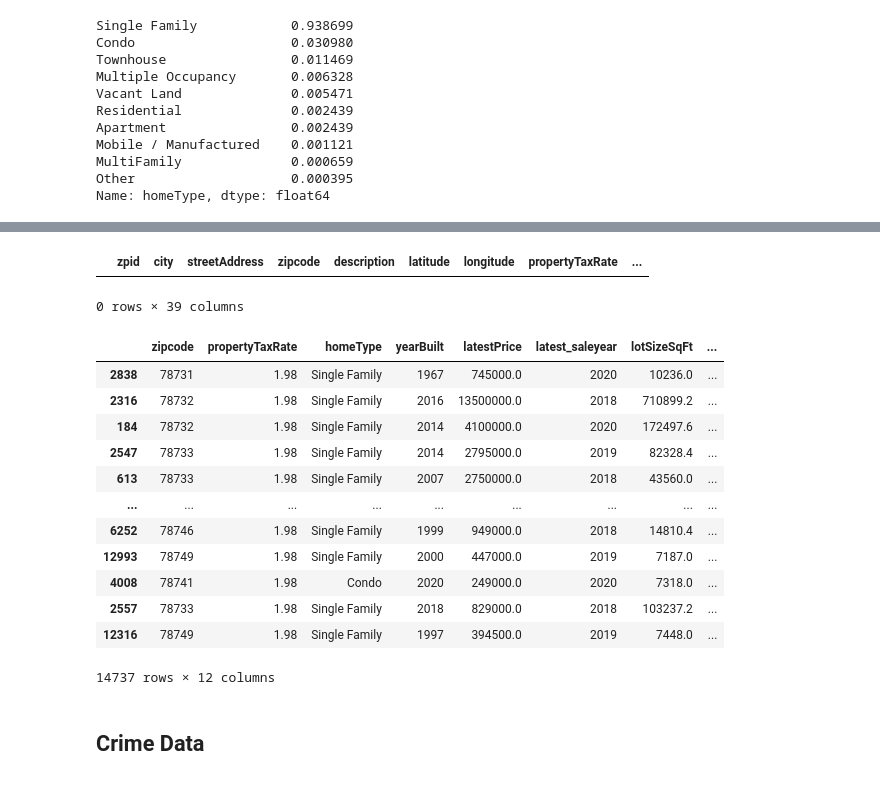
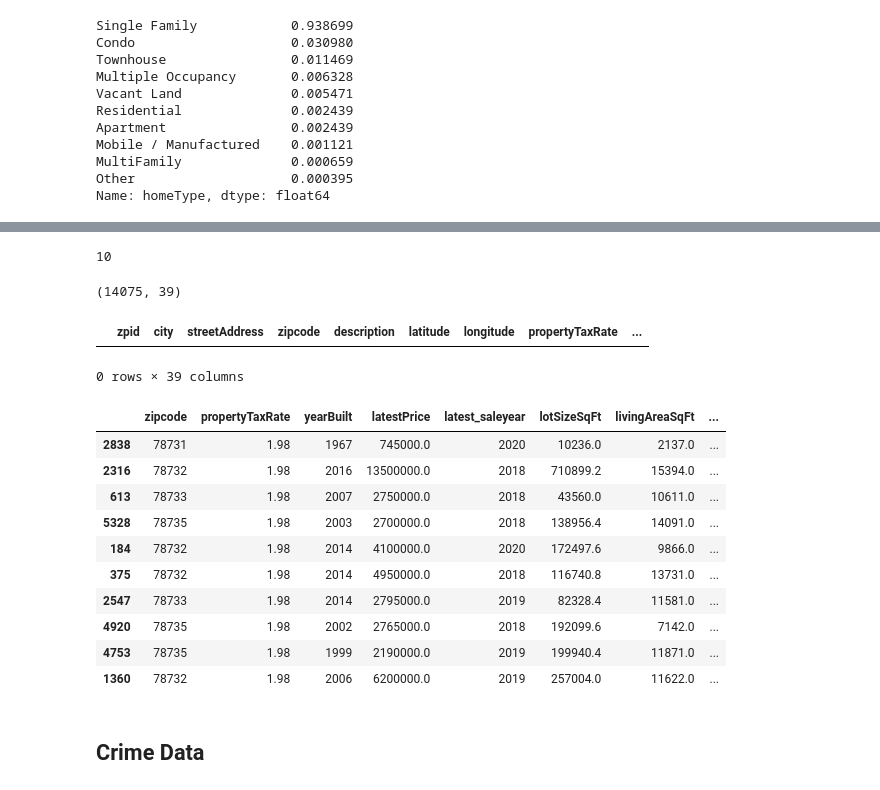
Before and after one commit to kellykindla/FinalProject, a Jupyter notebook: Cleaning_and_DB_connection.ipynb, the cells around one changed output, grey strips where cells are left out. Drawn from its saved outputs; the diff is of its cells as text; code cells hidden in the pictures.

```diff
--- a/Cleaning_and_DB_connection.ipynb
+++ b/Cleaning_and_DB_connection.ipynb
@@ -113,7 +108,10 @@ MultiFamily              0.000659
 Other                    0.000395
 Name: homeType, dtype: float64
 # %%
-# Single Family, Condo and Townhouse make up most of the data, we are going to drop the rest
-house_df = house_df.loc[((house_df['homeType'] == 'Single Family') | (house_df['homeType'] == 'Condo')) | (house_df['homeType'] == 'Townhouse')]
-house_df.shape
+# Single Family makes up most of the data, we are going to drop the rest
+house_df = house_df.loc[((house_df['homeType'] == 'Single Family'))]
+# Only Austin houses
+austin_house_df=house_df.loc[house_df['city'] == 'austin']
+#what years were the houses sold?
+austin_house_df['latest_saleyear'].unique()
 # %% [output]
@@ -127,3 +129,27 @@ austin_house_df.shape
+# %%
+#Find zicpdes that sold 3 or less houses in 2018-2020, will not include 2021 since only 1 month made it into the dataset
+austin2018_df=austin_house_df[austin_house_df['latest_saleyear']==2018]
+austin2018_grouped_df=austin2018_df.groupby(['zipcode']).count().sort_values(by="city")
+to_drop_2018=austin2018_grouped_df[austin2018_grouped_df['city']<=3].index.tolist()
+#Find zipcodes that sold 3 or less houses in 2019
+austin2019_df=austin_house_df[austin_house_df['latest_saleyear']==2019]
+austin2019_grouped_df=austin2019_df.groupby(['zipcode']).count().sort_values(by="city")
+to_drop_2019=austin2019_grouped_df[austin2019_grouped_df['city']<=3].index.tolist()
+#Find zipcodes that sold 3 or less houses in 2020
+austin2020_df=austin_house_df[austin_house_df['latest_saleyear']==2020]
+austin2020_grouped_df=austin2020_df.groupby(['zipcode']).count().sort_values(by="city")
+to_drop_2020=austin2020_grouped_df[austin2020_grouped_df['city']<=3].index.tolist()
+#Combine zipcodes to drop
+to_drop_zips=to_drop_2018+to_drop_2019+to_drop_2020
+len(to_drop_zips)
+# %% [output]
+10
+# %%
+#Drop zipcodes from DF
+austin_house_df= austin_house_df[austin_house_df.zipcode.isin(to_drop_zips)==False]
+austin_house_df.shape
+# %% [output]
+(14075, 39)
 # %%
 #check if there are null values
 austin_house_df[austin_house_df.isnull().any(axis = 1)]
@@ -140,27 +166,26 @@ df_school_housing = austin_house_df[["city","streetAddress", "zipcode","descript
                        ]].copy()
 # %%
 #create a df with the relevant Austin housing information
-df_housing=df[['zipcode', 'propertyTaxRate',
-       'homeType', 'yearBuilt', 'latestPrice',
+df_housing=austin_house_df[['zipcode', 'propertyTaxRate',
+       'yearBuilt', 'latestPrice',
        'latest_saleyear', 'lotSizeSqFt', 'livingAreaSqFt', 'numOfBathrooms', 'numOfBedrooms',
        'numOfStories',"avgSchoolRating"]].copy()
 # %%
 #Sort by bathroom number
-df_housing.sort_values(by='numOfBathrooms',ascending=False)
+sorted_df=df_housing.sort_values(by='numOfBathrooms',ascending=False)
+sorted_df.head(10)
 # %% [output]
-|  | zipcode | propertyTaxRate | homeType | yearBuilt | latestPrice | latest_saleyear | lotSizeSqFt | ... |
-| 2838 | 78731 | 1.98 | Single Family | 1967 | 745000.0 | 2020 | 10236.0 | ... |
-| 2316 | 78732 | 1.98 | Single Family | 2016 | 13500000.0 | 2018 | 710899.2 | ... |
-| 184 | 78732 | 1.98 | Single Family | 2014 | 4100000.0 | 2020 | 172497.6 | ... |
-| 2547 | 78733 | 1.98 | Single Family | 2014 | 2795000.0 | 2019 | 82328.4 | ... |
-| 613 | 78733 | 1.98 | Single Family | 2007 | 2750000.0 | 2018 | 43560.0 | ... |
-| ... | ... | ... | ... | ... | ... | ... | ... | ... |
-| 6252 | 78746 | 1.98 | Single Family | 1999 | 949000.0 | 2018 | 14810.4 | ... |
-| 12993 | 78749 | 1.98 | Single Family | 2000 | 447000.0 | 2019 | 7187.0 | ... |
-| 4008 | 78741 | 1.98 | Condo | 2020 | 249000.0 | 2020 | 7318.0 | ... |
-| 2557 | 78733 | 1.98 | Single Family | 2018 | 829000.0 | 2018 | 103237.2 | ... |
-| 12316 | 78749 | 1.98 | Single Family | 1997 | 394500.0 | 2019 | 7448.0 | ... |
+|  | zipcode | propertyTaxRate | yearBuilt | latestPrice | latest_saleyear | lotSizeSqFt | livingAreaSqFt | ... |
+| 2838 | 78731 | 1.98 | 1967 | 745000.0 | 2020 | 10236.0 | 2137.0 | ... |
+| 2316 | 78732 | 1.98 | 2016 | 13500000.0 | 2018 | 710899.2 | 15394.0 | ... |
+| 613 | 78733 | 1.98 | 2007 | 2750000.0 | 2018 | 43560.0 | 10611.0 | ... |
+| 5328 | 78735 | 1.98 | 2003 | 2700000.0 | 2018 | 138956.4 | 14091.0 | ... |
+| 184 | 78732 | 1.98 | 2014 | 4100000.0 | 2020 | 172497.6 | 9866.0 | ... |
+| 375 | 78732 | 1.98 | 2014 | 4950000.0 | 2018 | 116740.8 | 13731.0 | ... |
+| 2547 | 78733 | 1.98 | 2014 | 2795000.0 | 2019 | 82328.4 | 11581.0 | ... |
+| 4920 | 78735 | 1.98 | 2002 | 2765000.0 | 2018 | 192099.6 | 7142.0 | ... |
+| 4753 | 78735 | 1.98 | 1999 | 2190000.0 | 2019 | 199940.4 | 11871.0 | ... |
+| 1360 | 78732 | 1.98 | 2006 | 6200000.0 | 2019 | 257004.0 | 11622.0 | ... |
-14737 rows × 12 columns
 # %%
 #Drop the bathroom outlier
 df_housing.drop(2838,axis=0,inplace=True)
```
Also changed, not shown: parts of 26 cells of this notebook, 3 other files.
